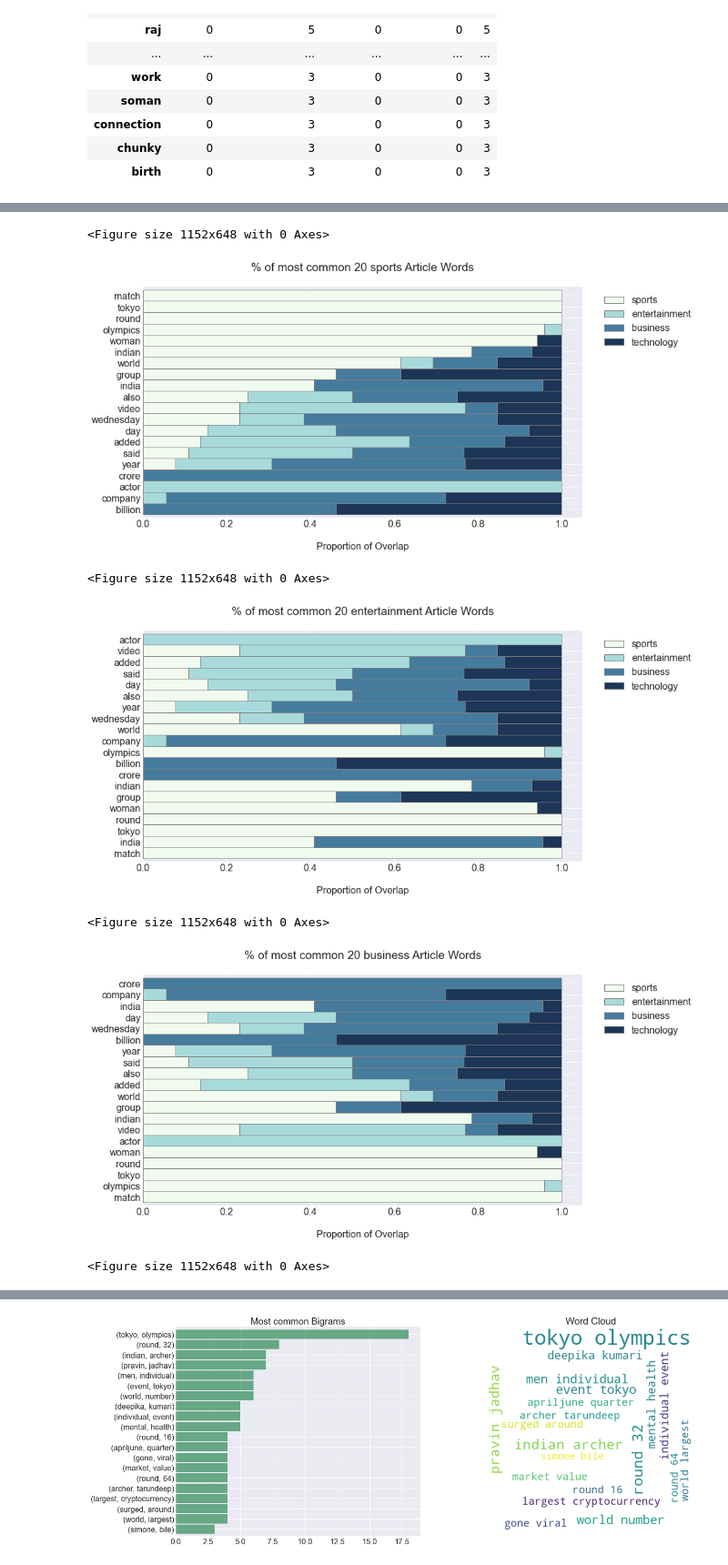
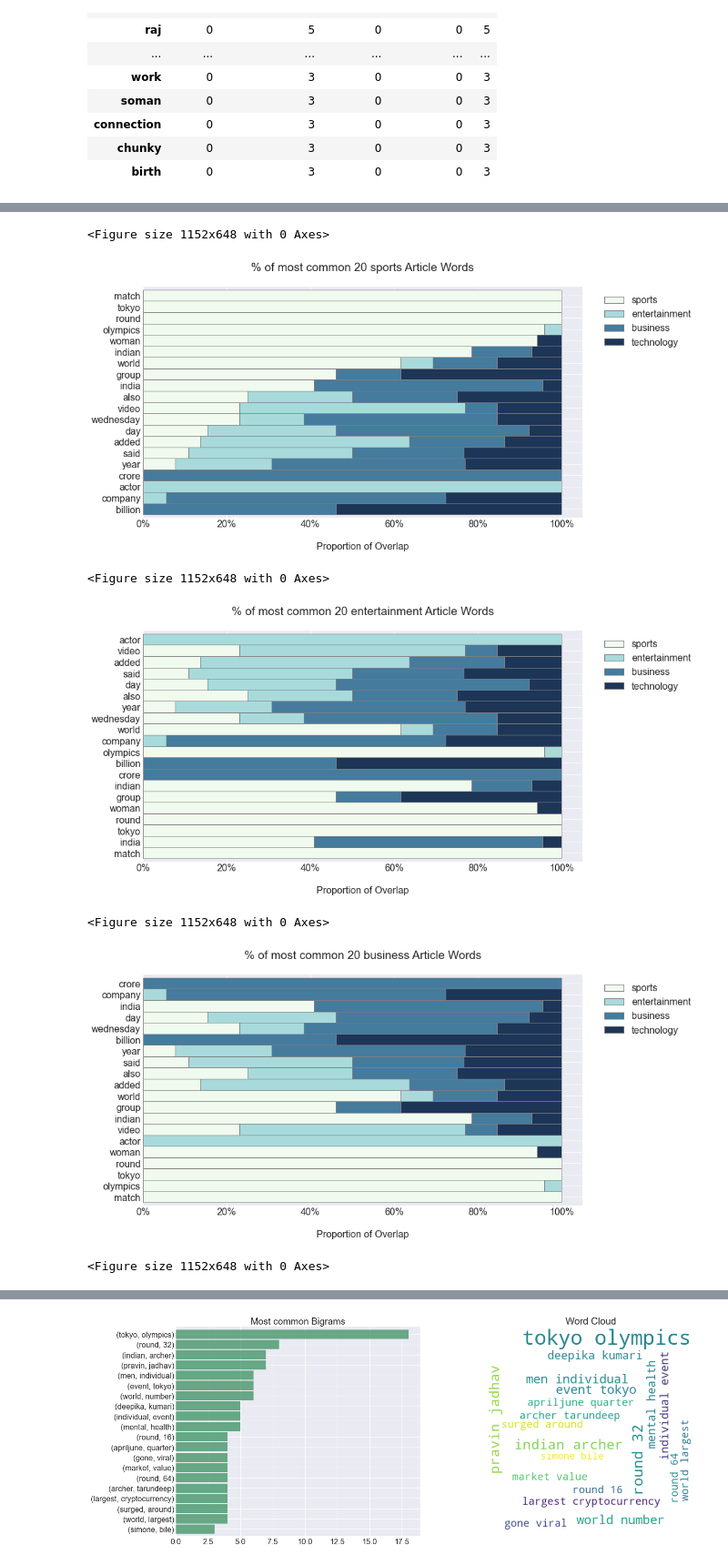
Before and after one commit to HeatherOrtegaMcMillan/natural-language-processing-exercises, a Jupyter notebook: explore_nlp.ipynb, the cells around one changed output, grey strips where cells are left out. Shown at 91% size. Saved outputs shown, nothing was run; the diff lists cells and outputs as text; code cells hidden in the pictures.

```diff
--- a/explore_nlp.ipynb
+++ b/explore_nlp.ipynb
@@ -585,24 +590,27 @@ plt.show()
 # %%
 for category in list(news_df['category'].unique()):
 
     plt.figure(figsize=(16, 9))
     plt.rc('font', size=16)
     # axis=1 in .apply means row by row
     (news_word_counts.sort_values(by='all', ascending=False)
      .head(20)
      .apply(lambda row: row / row['all'], axis=1)
      .drop(columns='all')
      .sort_values(by=category)
      .plot.barh(stacked=True, width=1, ec='grey', color = colors))
     plt.legend(bbox_to_anchor= (1.03,1))
     plt.title(f'% of most common 20 {category} Article Words\n')
     plt.xlabel('\nProportion of Overlap')
+    # make tick lables display as percentages!!
+    plt.gca().xaxis.set_major_formatter(mpl.ticker.FuncFormatter('{:.0%}'.format))
+
     plt.show()
 # %% [output]
 <Figure size 1152x648 with 0 Axes>
-[figure, old version]
+[figure, new version]
 <Figure size 1152x648 with 0 Axes>
-[figure, old version]
+[figure, new version]
 <Figure size 1152x648 with 0 Axes>
-[figure, old version]
+[figure, new version]
 <Figure size 1152x648 with 0 Axes>
```
Also changed, not shown: parts of 5 cells of this notebook.
